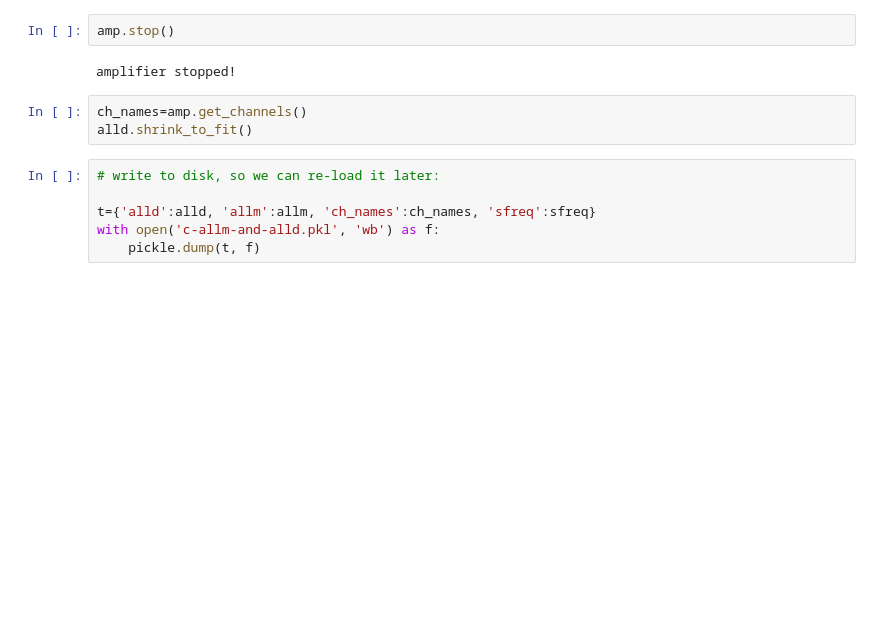
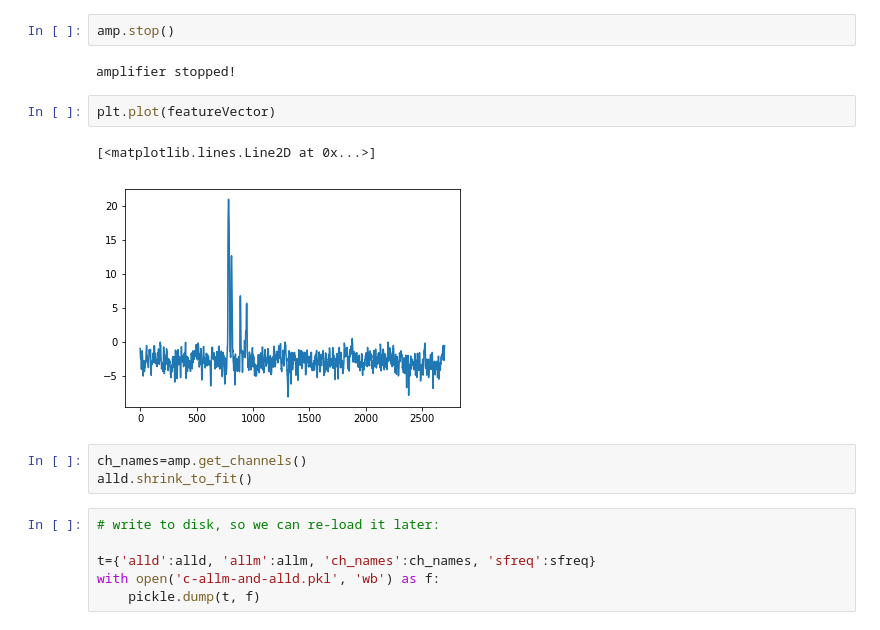
Before and after one commit to jnvandermeer/nf-rtime-preview, a Jupyter notebook: Projects/3_RunNFExperiment/RunNFExperiment.ipynb, the cells around one changed output. Saved outputs shown, nothing was run; the diff lists cells and outputs as text; blank space fills up the shorter version.

```diff
--- a/Projects/3_RunNFExperiment/RunNFExperiment.ipynb
+++ b/Projects/3_RunNFExperiment/RunNFExperiment.ipynb
@@ -179,6 +231,11 @@ loop is stopped!
 amp.stop()
 # %% [output]
 amplifier stopped!
+# %%
+plt.plot(featureVector)
+# %% [output]
+[<matplotlib.lines.Line2D at 0x...>]
+[figure, added]
 # %%
 ch_names=amp.get_channels()
 alld.shrink_to_fit()
```
Also changed, not shown: parts of 14 cells of this notebook, 1 other file.
